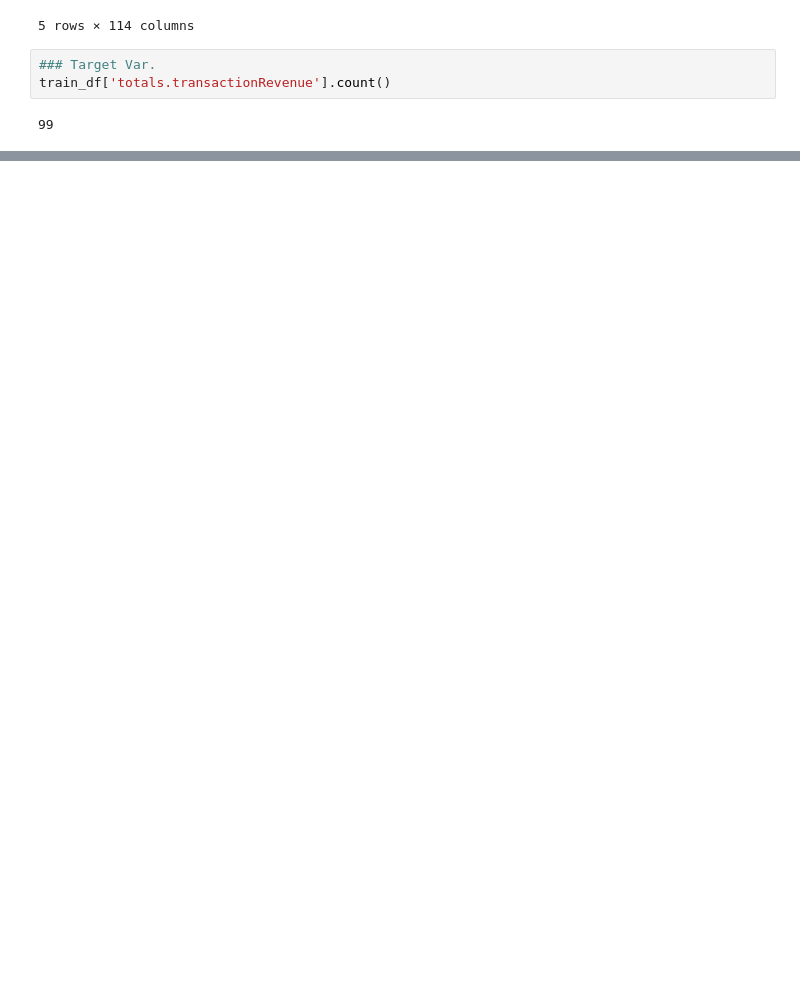
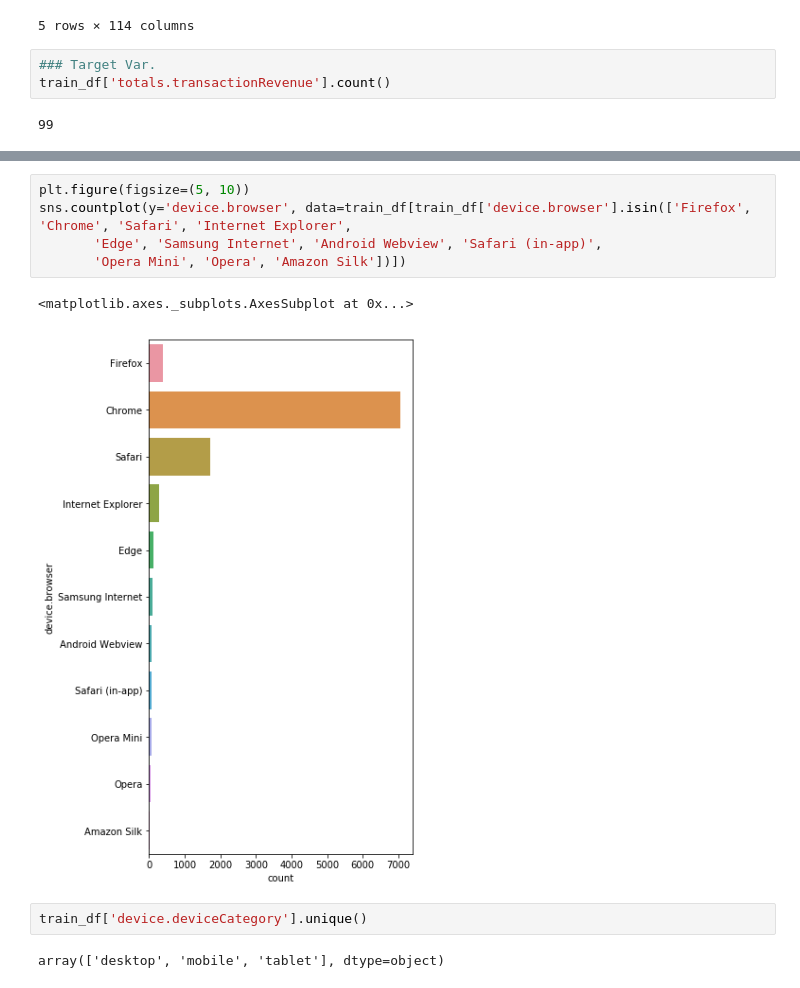
Before and after one commit to ISwordLion/GStore_EDA, a Jupyter notebook: GStoreData_EDA.ipynb, the cells around one changed output, grey strips where cells are left out. Saved outputs shown, nothing was run; the diff lists cells and outputs as text; blank space fills up the shorter version.

```diff
--- a/GStoreData_EDA.ipynb
+++ b/GStoreData_EDA.ipynb
@@ -115,0 +175,12 @@ train_df['totals.transactionRevenue'].count()
+# %%
+plt.figure(figsize=(5, 10))
+sns.countplot(y='device.browser', data=train_df[train_df['device.browser'].isin(['Firefox', 'Chrome', 'Safari', 'Internet Explorer',
+       'Edge', 'Samsung Internet', 'Android Webview', 'Safari (in-app)',
+       'Opera Mini', 'Opera', 'Amazon Silk'])])
+# %% [output]
+<matplotlib.axes._subplots.AxesSubplot at 0x...>
+[figure, added]
+# %%
+train_df['device.deviceCategory'].unique()
+# %% [output]
+array(['desktop', 'mobile', 'tablet'], dtype=object)
```
Also changed, not shown: parts of 16 cells of this notebook.
